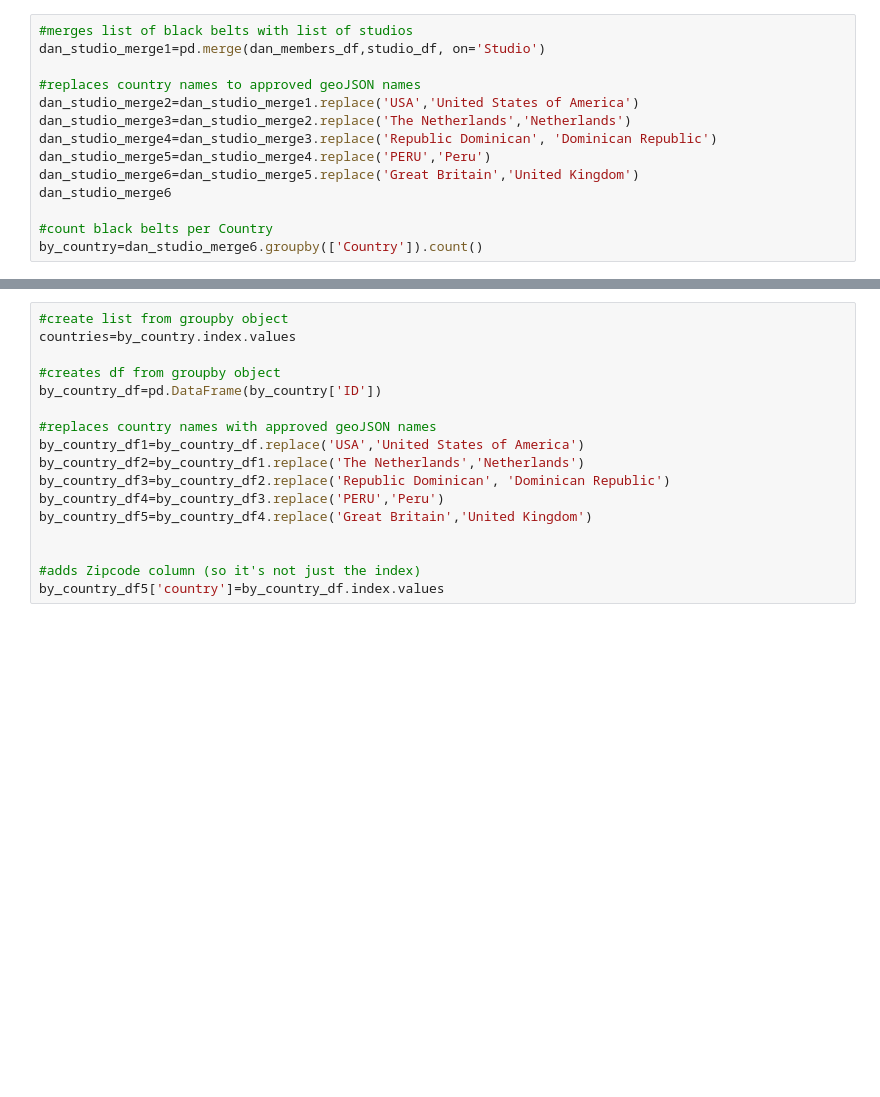
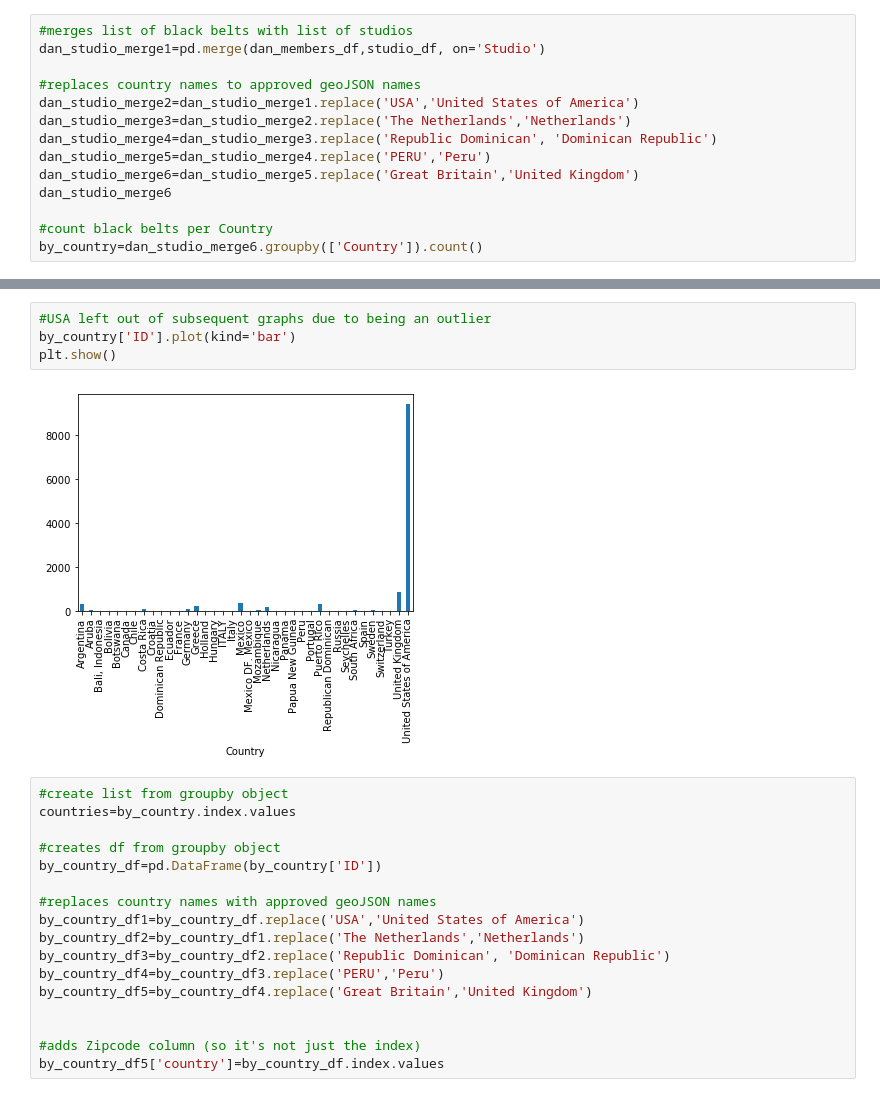
Before and after one commit to BeLacy87/Project1_Lacy_Mathew, a Jupyter notebook: Brainstorm_Lacy.ipynb, the cells around one changed output, grey strips where cells are left out. Cells and saved outputs as stored; diff of their text form; blank space fills up the shorter version.

```diff
--- a/Brainstorm_Lacy.ipynb
+++ b/Brainstorm_Lacy.ipynb
@@ -276,3 +331,9 @@ by_country=dan_studio_merge6.groupby(['Country']).count()
+# %%
+#USA left out of subsequent graphs due to being an outlier
+by_country['ID'].plot(kind='bar')
+plt.show()
+# %% [output]
+[figure, added]
 # %%
 #create list from groupby object
 countries=by_country.index.values
```
Also changed, not shown: parts of 31 cells of this notebook.
